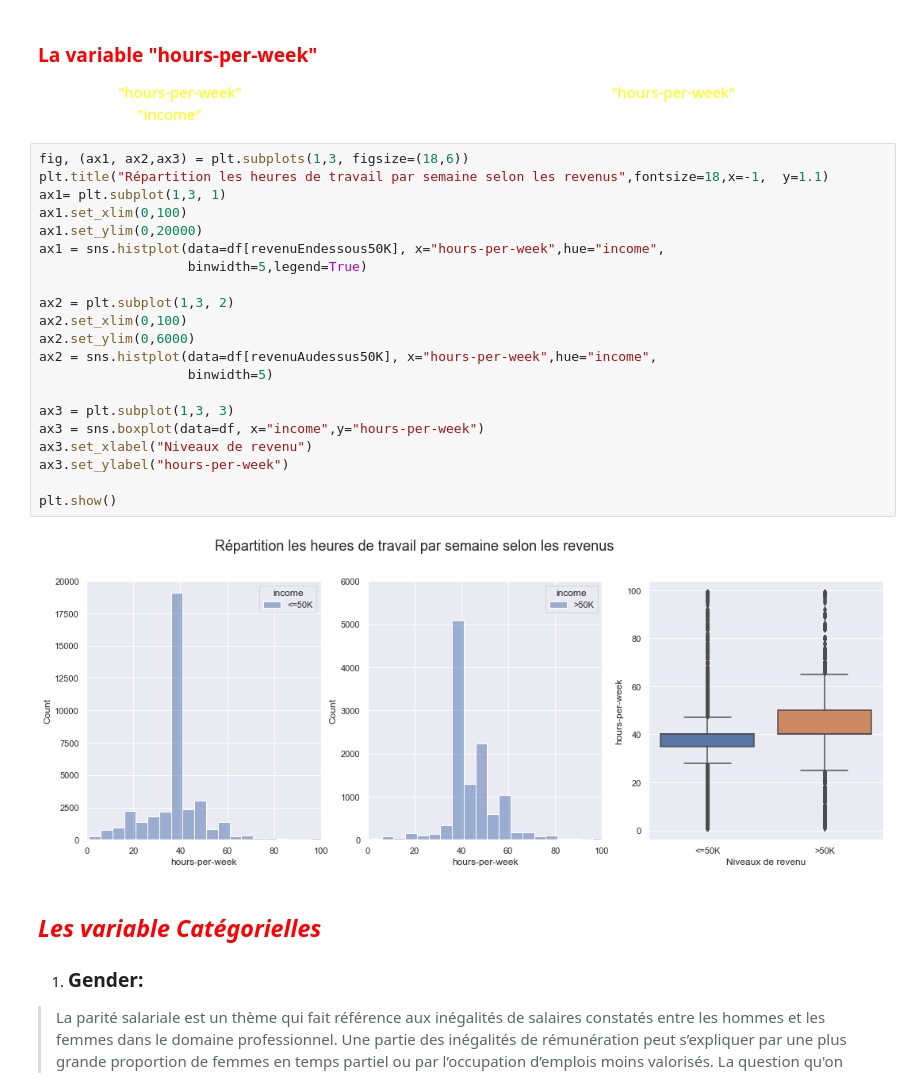
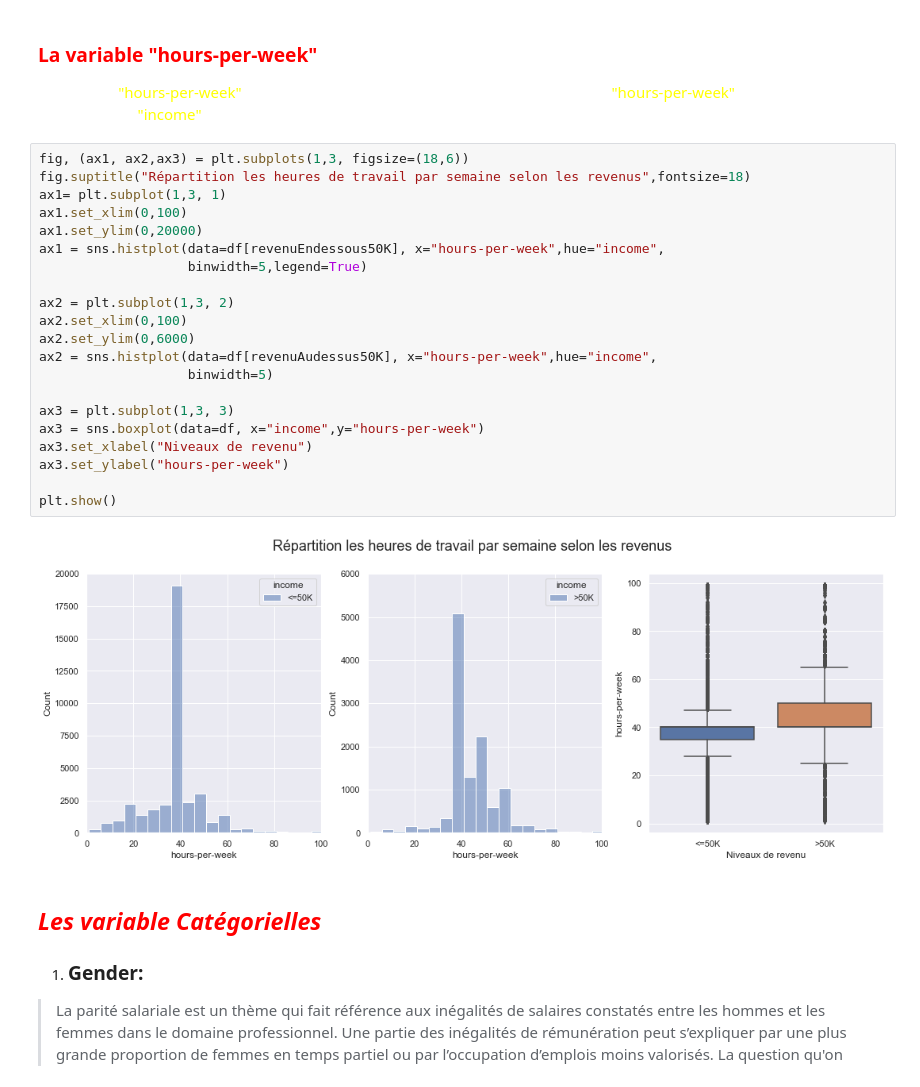
Before and after one commit to arbDEVbest/Analyse_AdultDataset, a Jupyter notebook: P6_AdultDataSet.ipynb, the cells around one changed output. Drawn from its saved outputs; the diff is of its cells as text.

```diff
--- a/P6_AdultDataSet.ipynb
+++ b/P6_AdultDataSet.ipynb
@@ -226,27 +225,27 @@ sns.heatmap(describe_capital,annot=True);
 ce qui implique que <font color="yellow">"hours-per-week"</font> sera un bon prédicteur du <font color="yellow">"income"</font>.</font>
 # %%
 fig, (ax1, ax2,ax3) = plt.subplots(1,3, figsize=(18,6))
-plt.title("Répartition les heures de travail par semaine selon les revenus",fontsize=18,x=-1,  y=1.1)
+fig.suptitle("Répartition les heures de travail par semaine selon les revenus",fontsize=18)
 ax1= plt.subplot(1,3, 1)
 ax1.set_xlim(0,100)
 ax1.set_ylim(0,20000)
 ax1 = sns.histplot(data=df[revenuEndessous50K], x="hours-per-week",hue="income",
                    binwidth=5,legend=True)
 
 ax2 = plt.subplot(1,3, 2)
 ax2.set_xlim(0,100)
 ax2.set_ylim(0,6000)
 ax2 = sns.histplot(data=df[revenuAudessus50K], x="hours-per-week",hue="income",
                    binwidth=5)
 
 ax3 = plt.subplot(1,3, 3)
 ax3 = sns.boxplot(data=df, x="income",y="hours-per-week")
 ax3.set_xlabel("Niveaux de revenu")
 ax3.set_ylabel("hours-per-week")
 
 plt.show()
 # %% [output]
-[figure, old version]
+[figure, new version]
 # %% [markdown]
 ## <font color="red"><b>_Les variable Catégorielles_</b></font> ##
 1. ### **Gender**: ###
```
Also changed, not shown: parts of 35 cells of this notebook.
